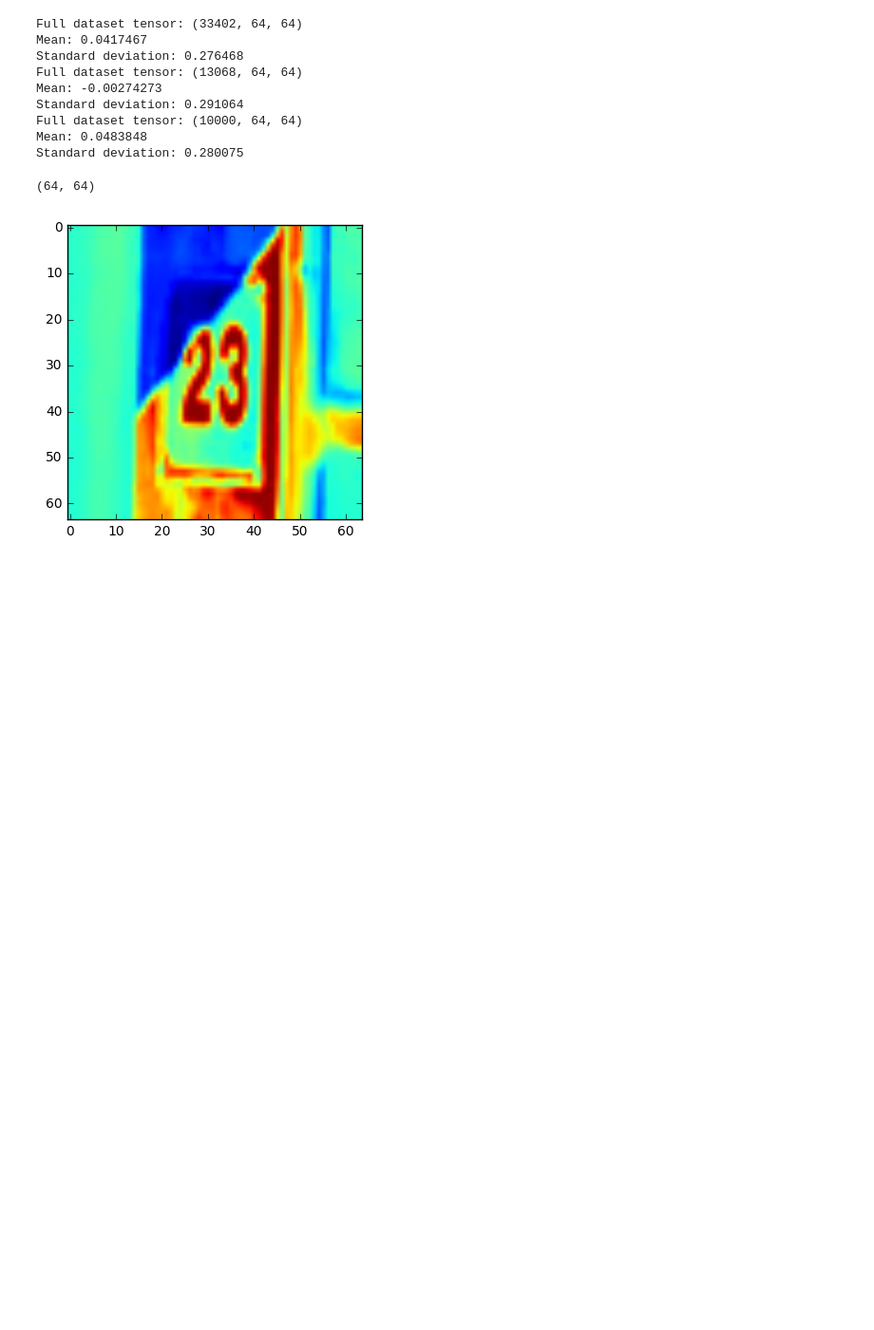
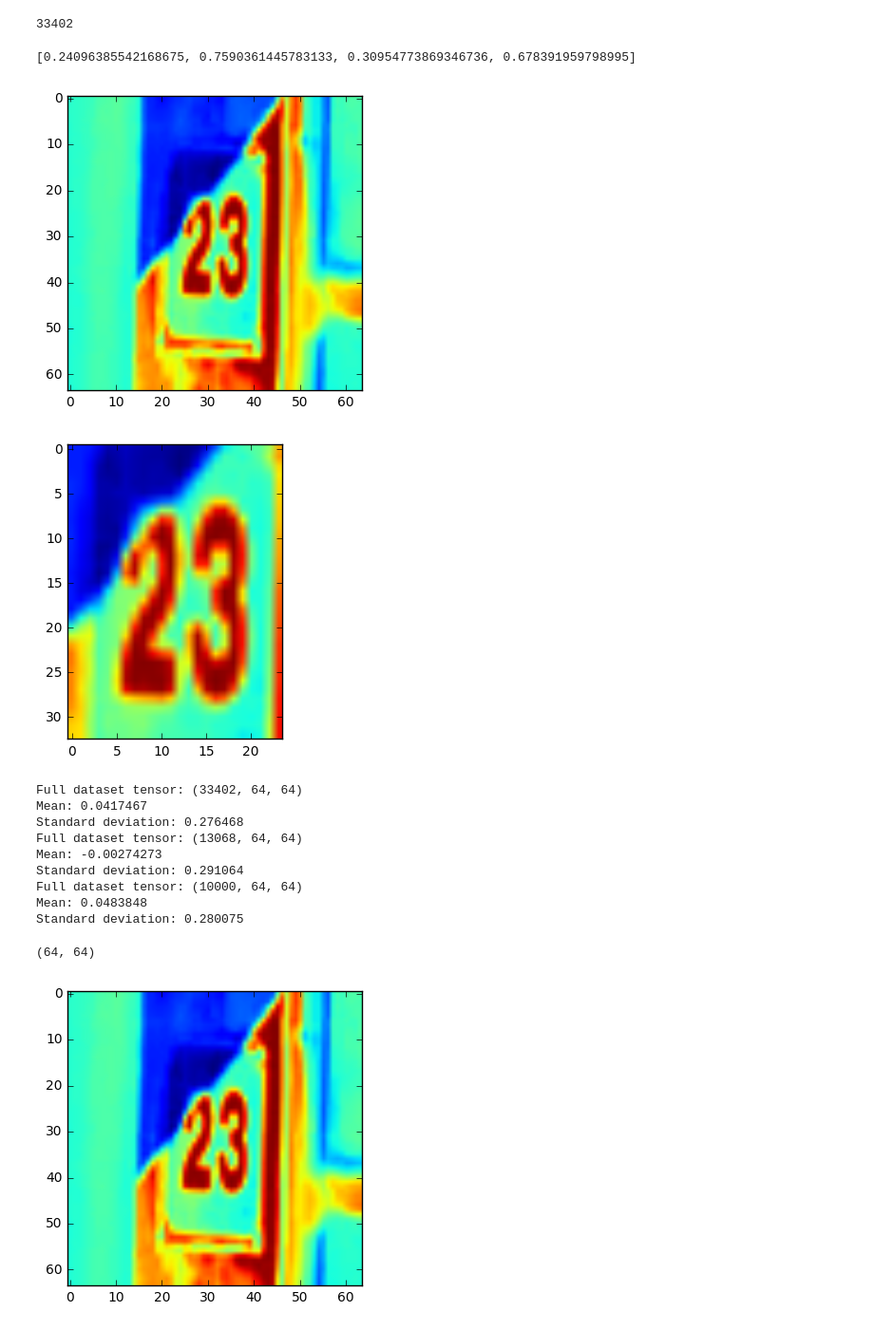
Before and after one commit to cgkaczenski/Getting_Started_Tensorflow, a Jupyter notebook: SVHN.ipynb, the cells around one changed output. Shown at 95% size. Drawn from its saved outputs; the diff is of its cells as text; code cells hidden in the pictures; blank space fills up the shorter version.

```diff
--- a/SVHN.ipynb
+++ b/SVHN.ipynb
@@ -56,3 +110,31 @@ display(Image(image_file))
+# %%
+training_bbox = []
+for i in range(len(train_bbox)):
+    image_data = ndimage.imread(train_folders[i])
+    offset_height = train_bbox[i][1]*0.8 / float(image_data.shape[0])
+    target_height = (train_bbox[i][1] + int(train_bbox[i][3]*1.2)) / float(image_data.shape[0])
+    offset_width = train_bbox[i][0]*0.8 / float(image_data.shape[1])
+    target_width = (train_bbox[i][0] + int(train_bbox[i][2]*1.2)) / float(image_data.shape[1])
+    training_bbox.append([offset_height, target_height, offset_width, target_width])
+print(len(training_bbox))
+# %% [output]
+33402
+# %%
+i = 1
+print(training_bbox[i])
+image_data = ndimage.imread(train_folders[i], flatten=True, mode='RGB').astype(float)
+image_data = imresize(image_data, (64, 64))
+plt.imshow(image_data)
+plt.show()
+
+cropped_image = image_data[int(training_bbox[i][0]*image_data.shape[0]):int(training_bbox[i][1]*image_data.shape[0]),
+                           int(training_bbox[i][2]*image_data.shape[1]):int(training_bbox[i][3]*image_data.shape[1])]
+plt.imshow(cropped_image)
+plt.show()
+# %% [output]
+[0.24096385542168675, 0.7590361445783133, 0.30954773869346736, 0.678391959798995]
+[figure, added]
+[figure, added]
 # %%
 image_size = 64
 pixel_depth = 255.0
```
Also changed, not shown: parts of 10 cells of this notebook.
